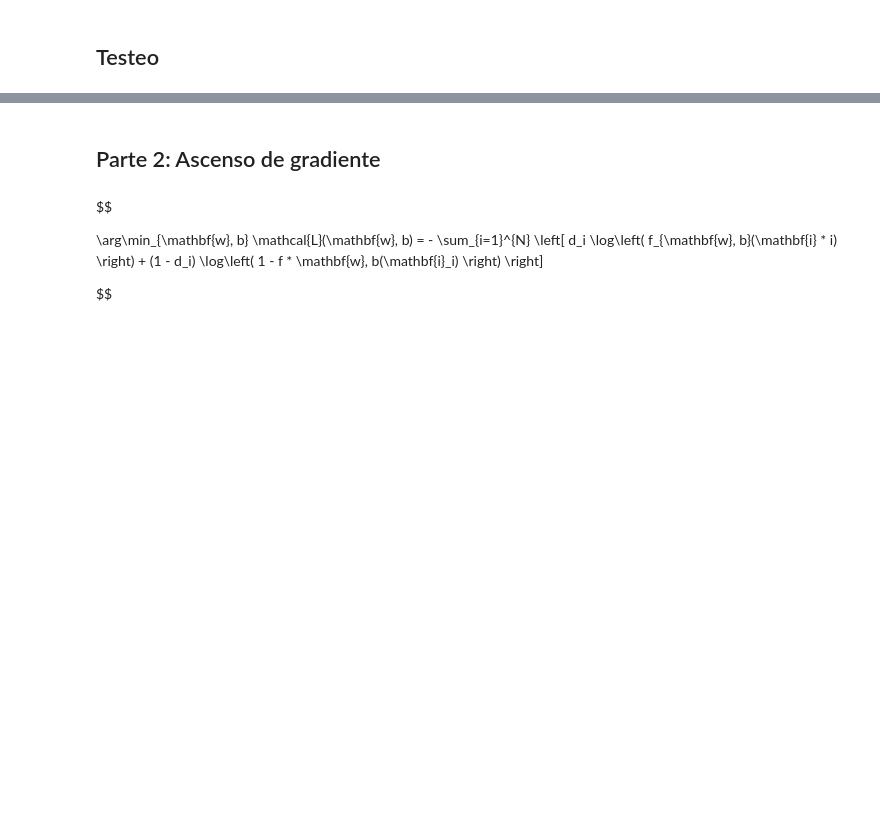
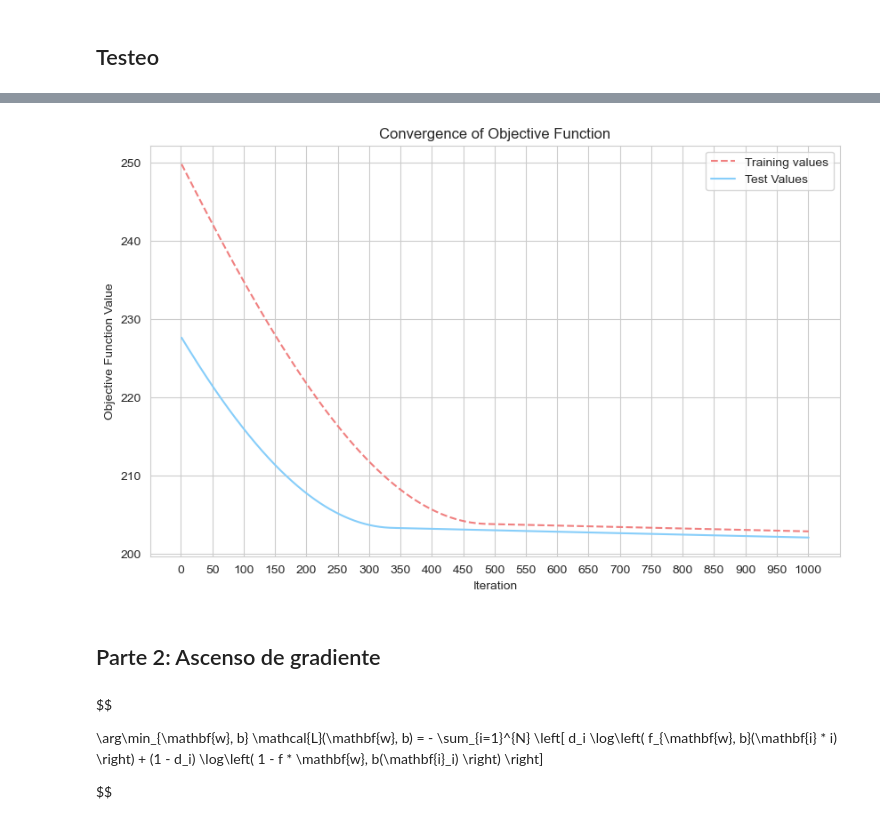
Before and after one commit to seremare9/TP2metodos, a Jupyter notebook: gd.ipynb, the cells around one changed output, grey strips where cells are left out. Drawn from its saved outputs; the diff is of its cells as text; code cells hidden in the pictures; blank space fills up the shorter version.

```diff
--- a/gd.ipynb
+++ b/gd.ipynb
@@ -469,3 +412,22 @@ plt.show()
+# %%
+plt.figure(figsize=(10, 6))
+
+#train
+plt.plot(np.arange(1, len(valores_loss_train) + 1), valores_loss_train, linestyle='--', color='lightcoral', label='Training values')
+#test
+plt.plot(np.arange(1, len(valores_loss_test) + 1), valores_loss_test, linestyle='-', color='lightskyblue', label='Test Values')
+
+tick_interval = max(1, len(valores_loss_train) // 20)
+plt.xticks(np.arange(0, len(valores_loss_train) + 1, step=tick_interval))
+
+plt.xlabel('Iteration')
+plt.ylabel('Objective Function Value')
+plt.title('Convergence of Objective Function')
+plt.grid(True)
+plt.legend()
+plt.show()
+# %% [output]
+[figure, added]
 # %% [markdown]
 ## Parte 2: Ascenso de gradiente
 # %% [markdown]
```
Also changed, not shown: parts of 16 cells of this notebook.
